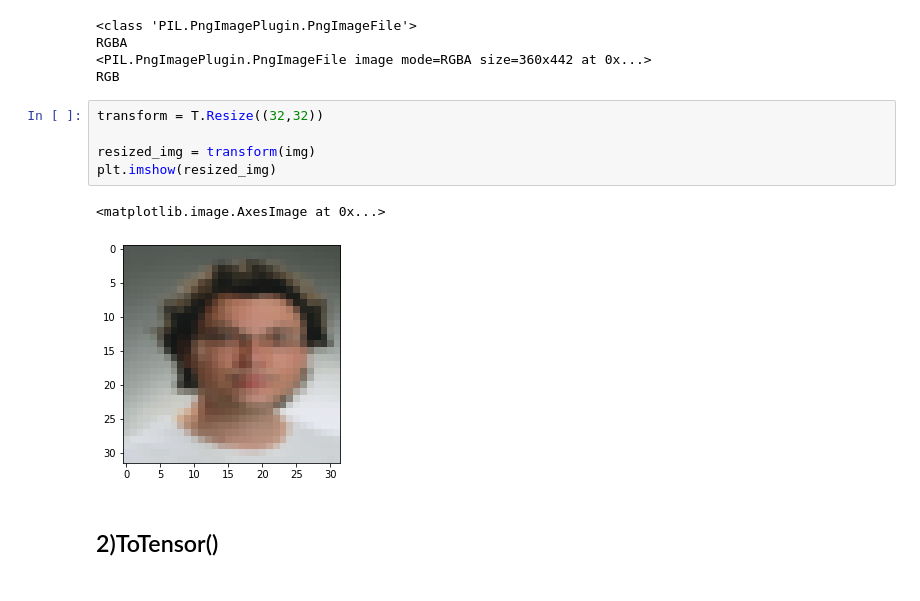
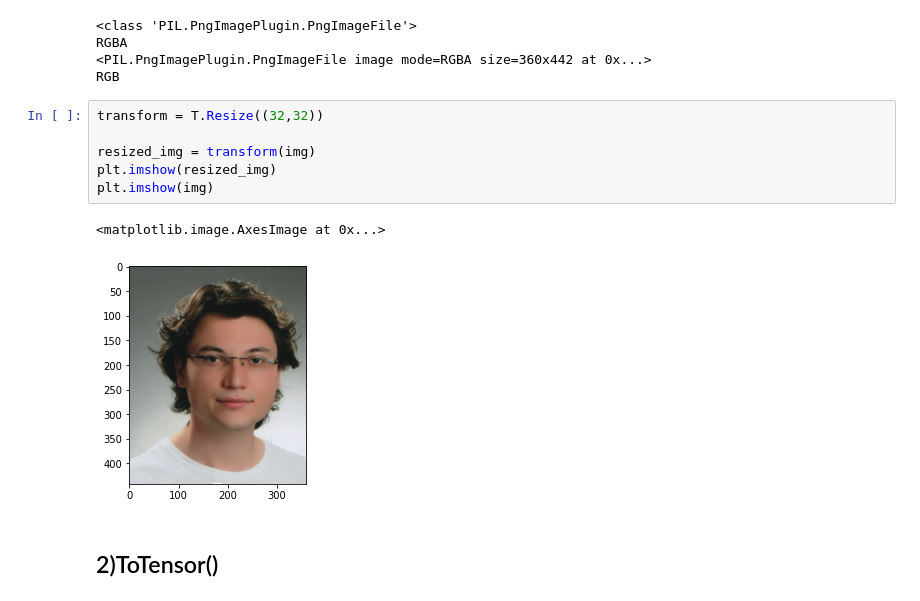
Before and after one commit to msasen/pytorch, a Jupyter notebook: 1-transform-islemleri.ipynb, the cells around one changed output. Drawn from its saved outputs; the diff is of its cells as text.

```diff
--- a/1-transform-islemleri.ipynb
+++ b/1-transform-islemleri.ipynb
@@ -51,11 +65,12 @@ RGB
 # %%
 transform = T.Resize((32,32))
 
 resized_img = transform(img)
 plt.imshow(resized_img)
+plt.imshow(img)
 # %% [output]
 <matplotlib.image.AxesImage at 0x...>
-[figure, old version]
+[figure, new version]
 # %% [markdown]
 ## 2)ToTensor()
 # %% [markdown]
```
Also changed, not shown: parts of 34 cells of this notebook.
